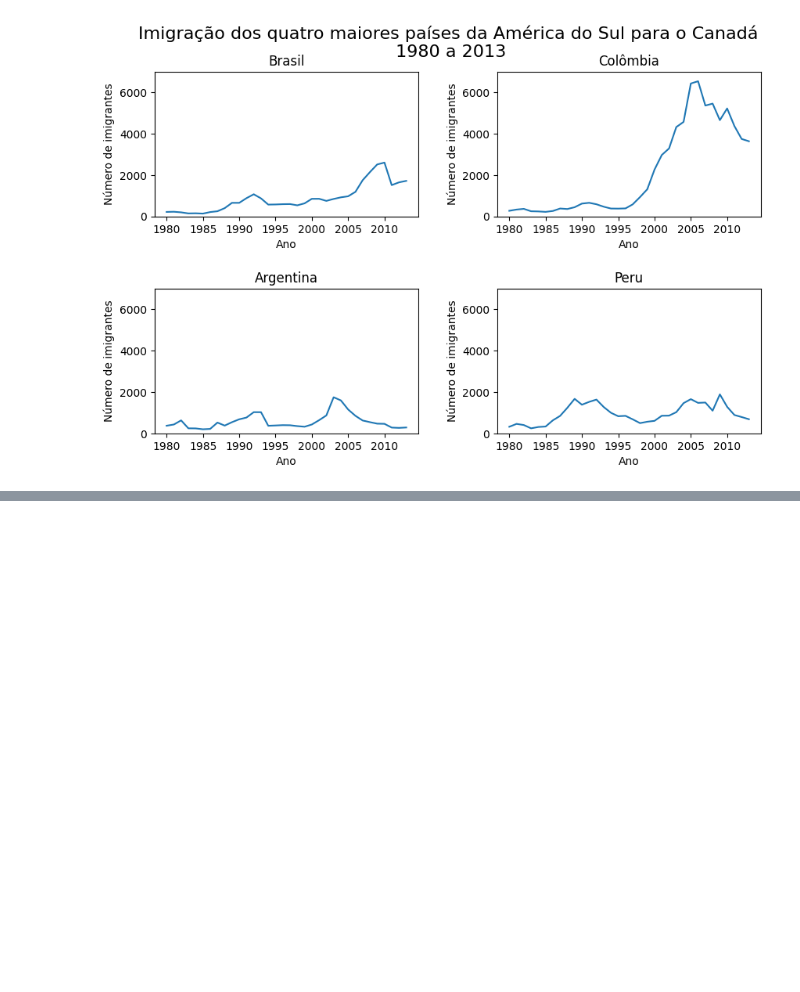
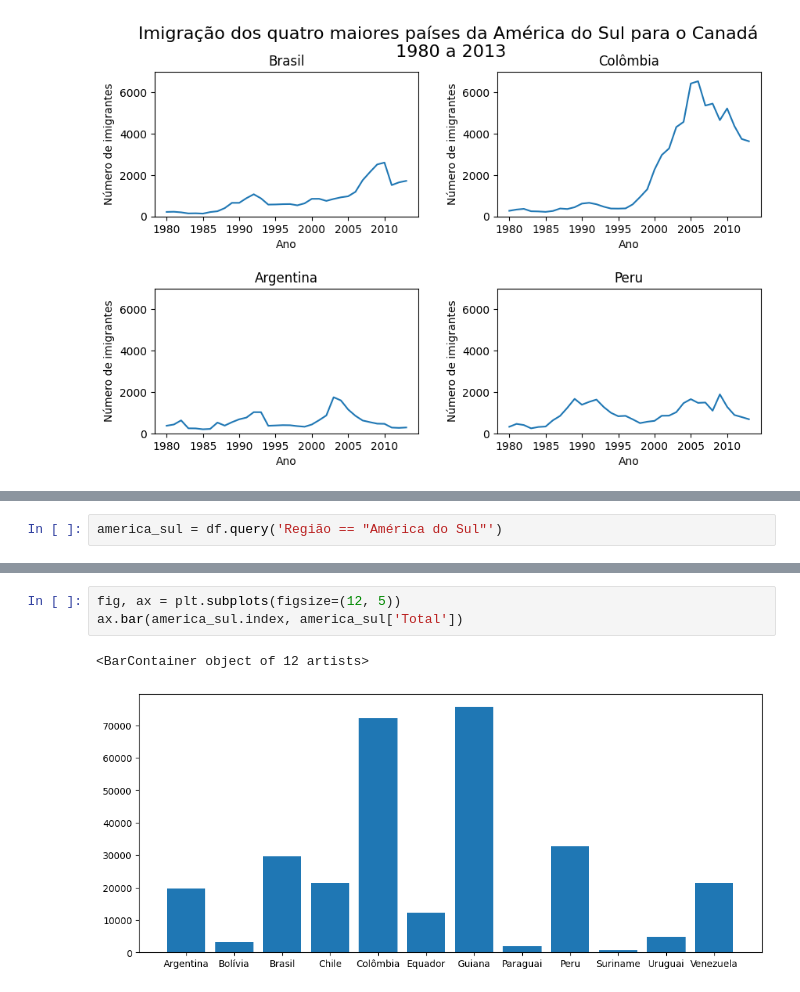
Before and after one commit to hada97/Data_visualization_Imigra-o01, a Jupyter notebook: Data_visualization_Imigração01.ipynb, the cells around one changed output, grey strips where cells are left out. Saved outputs shown, nothing was run; the diff lists cells and outputs as text; blank space fills up the shorter version.

```diff
--- a/Data_visualization_Imigração01.ipynb
+++ b/Data_visualization_Imigração01.ipynb
@@ -213,0 +229,2 @@ plt.show()
+# %%
+america_sul = df.query('Região == "América do Sul"')
@@ -213,0 +249,6 @@ plt.show()
+# %%
+fig, ax = plt.subplots(figsize=(12, 5))
+ax.bar(america_sul.index, america_sul['Total'])
+# %% [output]
+<BarContainer object of 12 artists>
+[figure, added]
```
Also changed, not shown: parts of 12 cells of this notebook.
